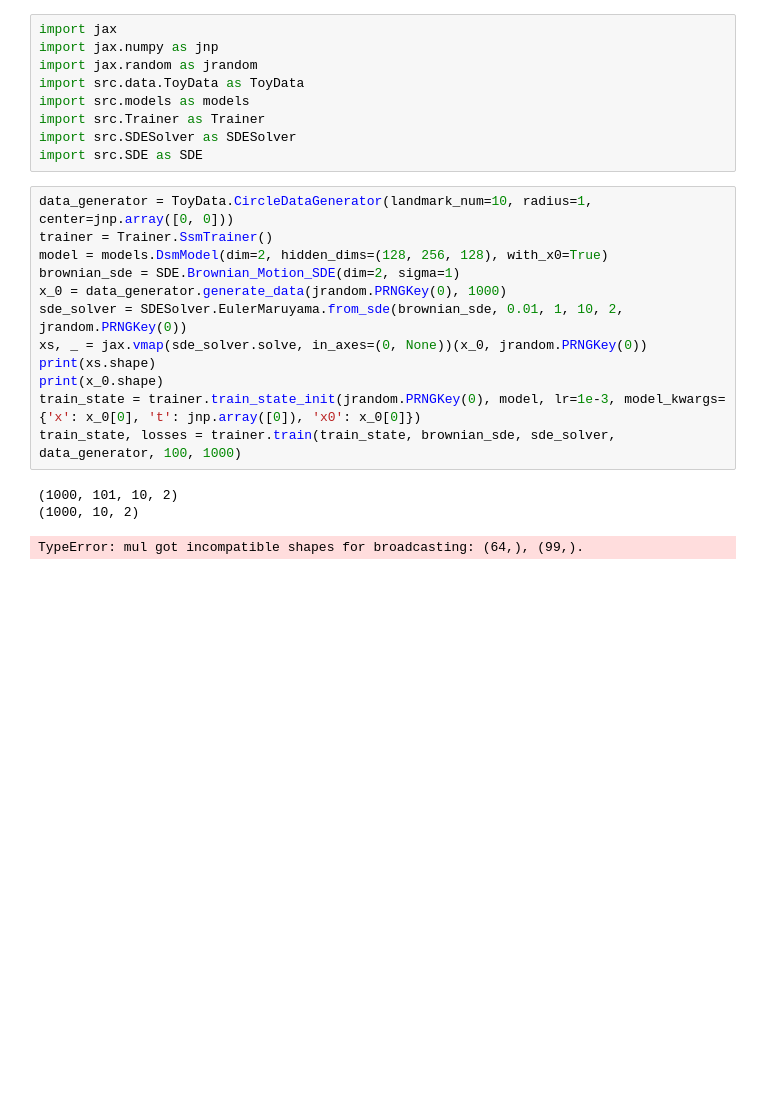
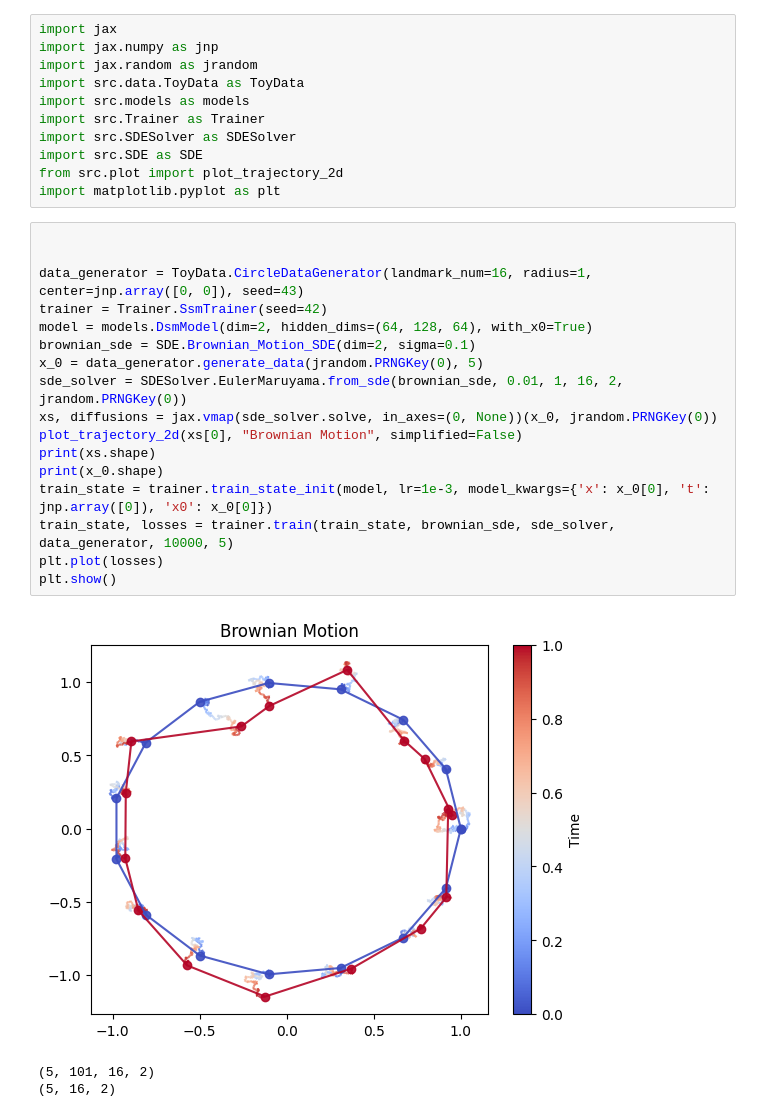
Before and after one commit to MateosCz/DSM_learning_notebook, a Jupyter notebook: ssm.ipynb, the cells around one changed output. Cells and saved outputs as stored; diff of their text form; blank space fills up the shorter version.

```diff
--- a/ssm.ipynb
+++ b/ssm.ipynb
@@ -7,19 +7,26 @@ import src.models as models
 import src.Trainer as Trainer
 import src.SDESolver as SDESolver
 import src.SDE as SDE
+from src.plot import plot_trajectory_2d
+import matplotlib.pyplot as plt
 # %%
-data_generator = ToyData.CircleDataGenerator(landmark_num=10, radius=1, center=jnp.array([0, 0]))
-trainer = Trainer.SsmTrainer()
-model = models.DsmModel(dim=2, hidden_dims=(128, 256, 128), with_x0=True)
-brownian_sde = SDE.Brownian_Motion_SDE(dim=2, sigma=1)
-x_0 = data_generator.generate_data(jrandom.PRNGKey(0), 1000)
-sde_solver = SDESolver.EulerMaruyama.from_sde(brownian_sde, 0.01, 1, 10, 2, jrandom.PRNGKey(0))
-xs, _ = jax.vmap(sde_solver.solve, in_axes=(0, None))(x_0, jrandom.PRNGKey(0))
+
+
+data_generator = ToyData.CircleDataGenerator(landmark_num=16, radius=1, center=jnp.array([0, 0]), seed=43)
+trainer = Trainer.SsmTrainer(seed=42)
+model = models.DsmModel(dim=2, hidden_dims=(64, 128, 64), with_x0=True)
+brownian_sde = SDE.Brownian_Motion_SDE(dim=2, sigma=0.1)
+x_0 = data_generator.generate_data(jrandom.PRNGKey(0), 5)
+sde_solver = SDESolver.EulerMaruyama.from_sde(brownian_sde, 0.01, 1, 16, 2, jrandom.PRNGKey(0))
+xs, diffusions = jax.vmap(sde_solver.solve, in_axes=(0, None))(x_0, jrandom.PRNGKey(0))
+plot_trajectory_2d(xs[0], "Brownian Motion", simplified=False)
 print(xs.shape)
 print(x_0.shape)
-train_state = trainer.train_state_init(jrandom.PRNGKey(0), model, lr=1e-3, model_kwargs={'x': x_0[0], 't': jnp.array([0]), 'x0': x_0[0]})
-train_state, losses = trainer.train(train_state, brownian_sde, sde_solver, data_generator, 100, 1000)
+train_state = trainer.train_state_init(model, lr=1e-3, model_kwargs={'x': x_0[0], 't': jnp.array([0]), 'x0': x_0[0]})
+train_state, losses = trainer.train(train_state, brownian_sde, sde_solver, data_generator, 10000, 5)
+plt.plot(losses)
+plt.show()
 # %% [output]
+[figure, added]
-(1000, 101, 10, 2)
-(1000, 10, 2)
+(5, 101, 16, 2)
+(5, 16, 2)
-TypeError: mul got incompatible shapes for broadcasting: (64,), (99,).
```
Also changed, not shown: parts of 2 cells of this notebook.
